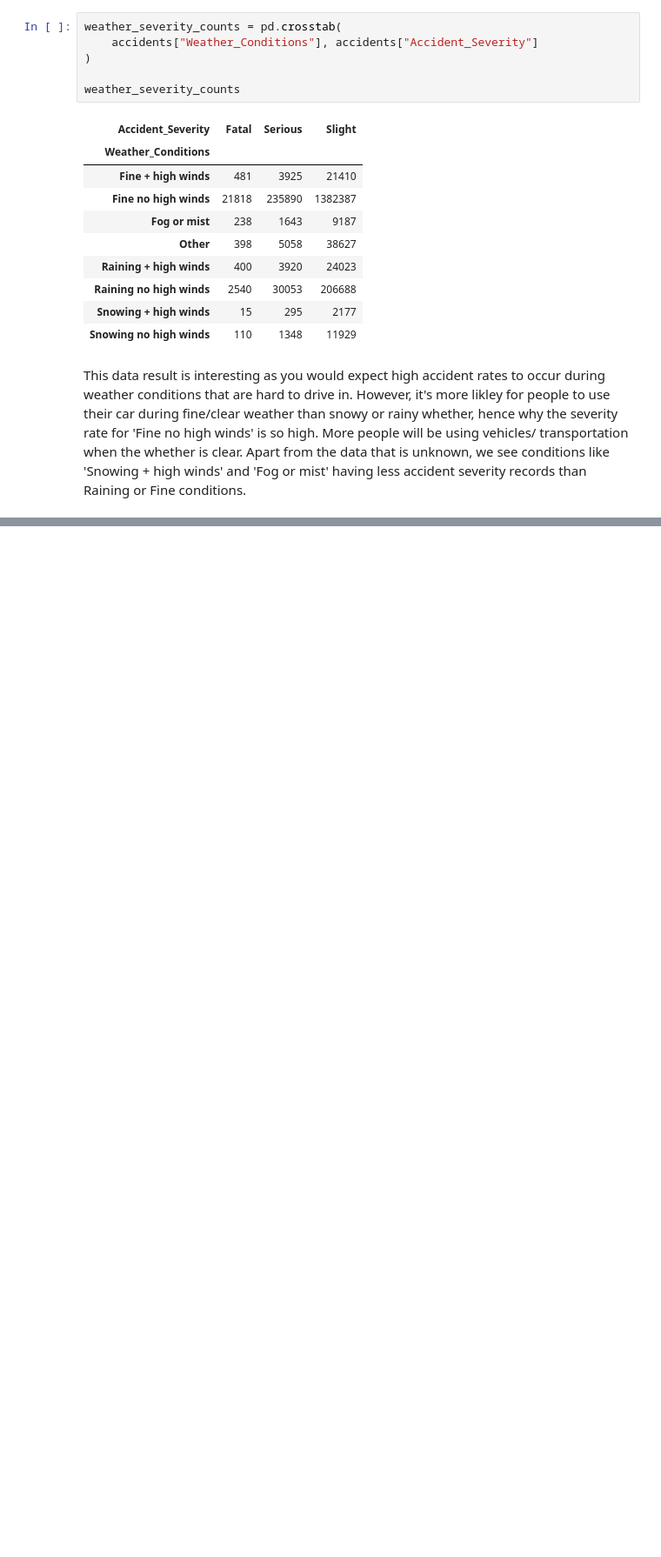
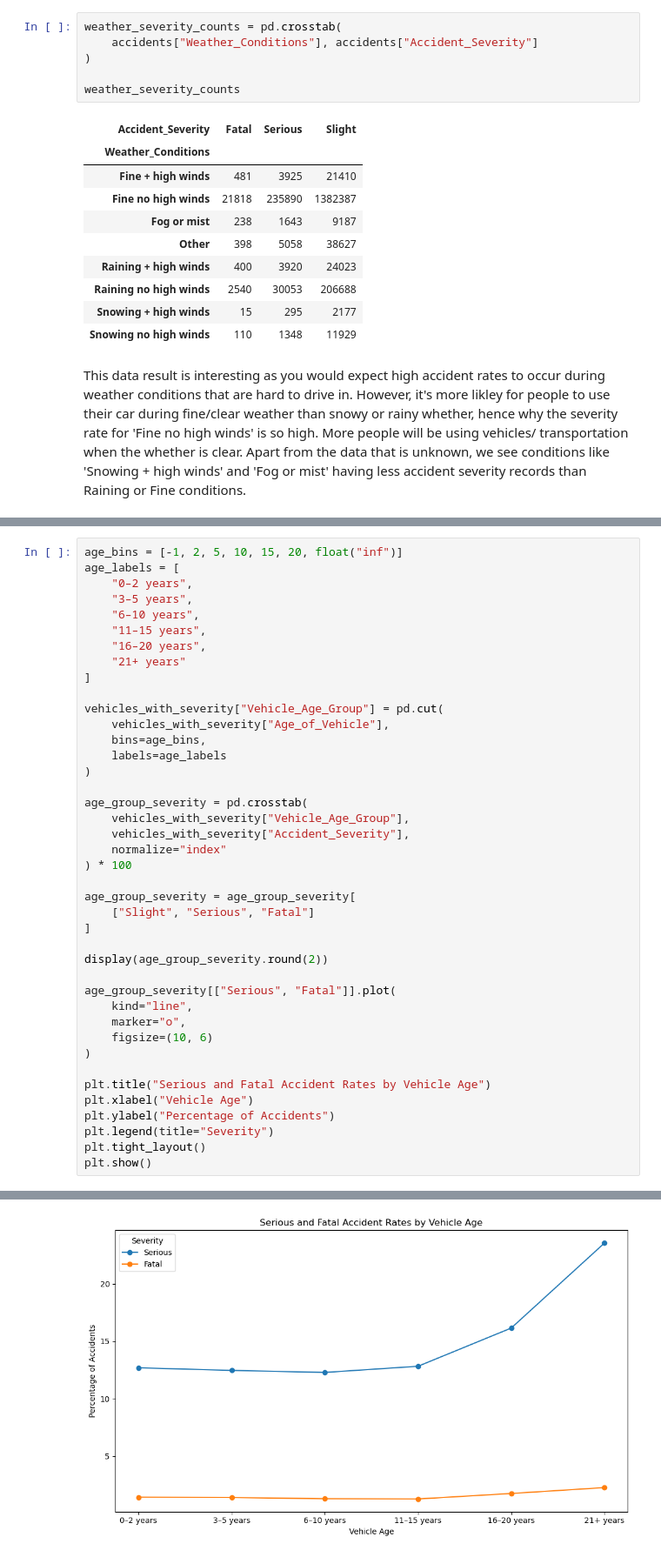
Before and after one commit to AmiJoba22/uk_road_safety_datapipe, a Jupyter notebook: notebooks/main_eda.ipynb, the cells around one changed output, grey strips where cells are left out. Shown at 87% size. Saved outputs shown, nothing was run; the diff lists cells and outputs as text; blank space fills up the shorter version.

```diff
--- a/notebooks/main_eda.ipynb
+++ b/notebooks/main_eda.ipynb
@@ -856,0 +1029,42 @@ This data result is interesting as you would expect high accident rates to occur
+# %%
+age_bins = [-1, 2, 5, 10, 15, 20, float("inf")]
+age_labels = [
+    "0–2 years",
+    "3–5 years",
+    "6–10 years",
+    "11–15 years",
+    "16–20 years",
+    "21+ years"
+]
+
+vehicles_with_severity["Vehicle_Age_Group"] = pd.cut(
+    vehicles_with_severity["Age_of_Vehicle"],
+    bins=age_bins,
+    labels=age_labels
+)
+
+age_group_severity = pd.crosstab(
+    vehicles_with_severity["Vehicle_Age_Group"],
+    vehicles_with_severity["Accident_Severity"],
+    normalize="index"
+) * 100
+
+age_group_severity = age_group_severity[
+    ["Slight", "Serious", "Fatal"]
+]
+
+display(age_group_severity.round(2))
+
+age_group_severity[["Serious", "Fatal"]].plot(
+    kind="line",
+    marker="o",
+    figsize=(10, 6)
+)
+
+plt.title("Serious and Fatal Accident Rates by Vehicle Age")
+plt.xlabel("Vehicle Age")
+plt.ylabel("Percentage of Accidents")
+plt.legend(title="Severity")
+plt.tight_layout()
+plt.show()
+# %% [output]
@@ -856,0 +1079 @@ This data result is interesting as you would expect high accident rates to occur
+[figure, added]
```
Also changed, not shown: parts of 12 cells of this notebook.
